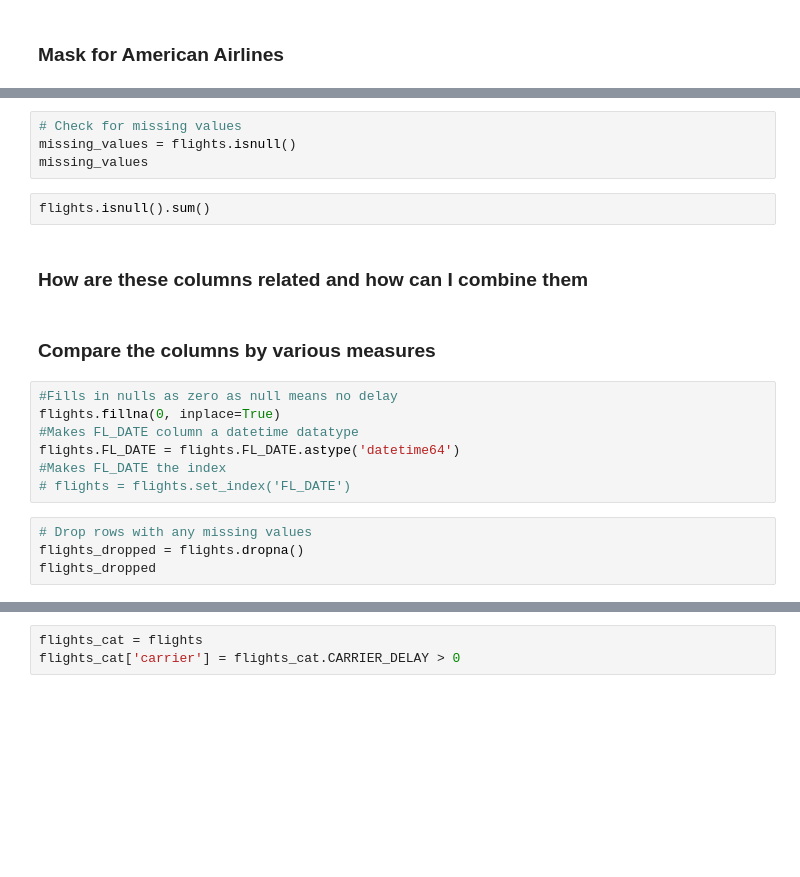
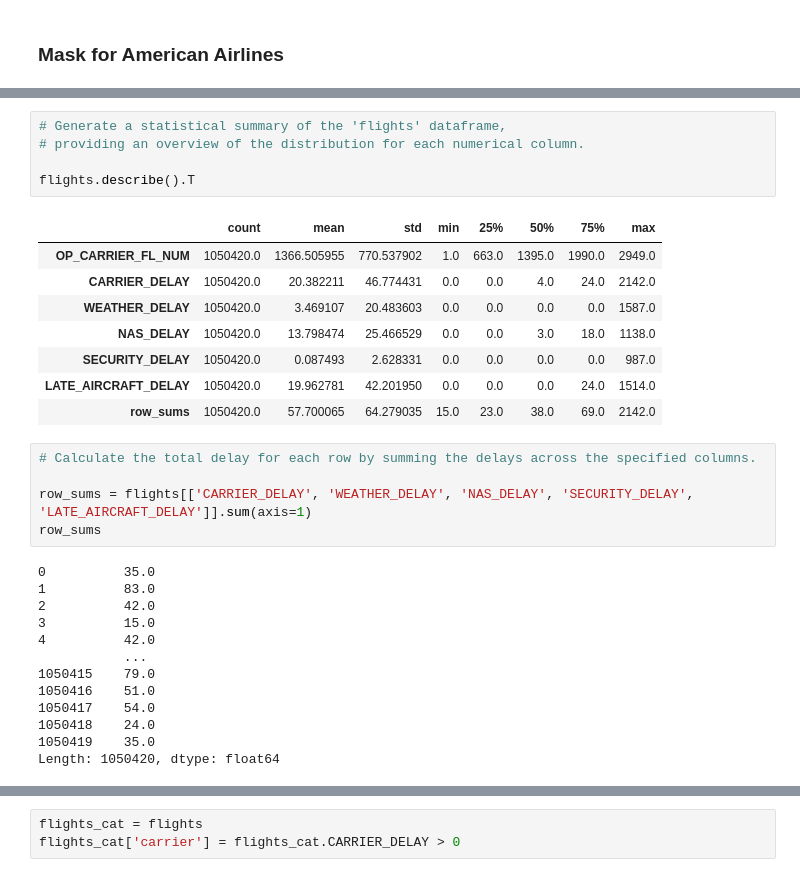
Before and after one commit to CLOUD-NINE-FLIGHT-SOLUTIONS/CLOUD-NINE-FLIGHT-SOLUTIONS, a Jupyter notebook: Miatta/explore_ms.ipynb, the cells around one changed output, grey strips where cells are left out. Saved outputs shown, nothing was run; the diff lists cells and outputs as text; blank space fills up the shorter version.

```diff
--- a/Miatta/explore_ms.ipynb
+++ b/Miatta/explore_ms.ipynb
@@ -54,21 +106,32 @@ flights.shape
-# %%
-# Check for missing values
-missing_values = flights.isnull()
-missing_values
-# %%
-flights.isnull().sum()
-# %% [markdown]
-### How are these columns related and how can I combine them
-# %% [markdown]
-### Compare the columns by various measures
-# %%
-#Fills in nulls as zero as null means no delay
-flights.fillna(0, inplace=True)
-#Makes FL_DATE column a datetime datatype
-flights.FL_DATE = flights.FL_DATE.astype('datetime64')
-#Makes FL_DATE the index
-# flights = flights.set_index('FL_DATE')
-# %%
-# Drop rows with any missing values
-flights_dropped = flights.dropna()
-flights_dropped
+# %%
+# Generate a statistical summary of the 'flights' dataframe,
+# providing an overview of the distribution for each numerical column.
+
+flights.describe().T
+# %% [output]
+|  | count | mean | std | min | 25% | 50% | 75% | max |
+| OP_CARRIER_FL_NUM | 1050420.0 | 1366.505955 | 770.537902 | 1.0 | 663.0 | 1395.0 | 1990.0 | 2949.0 |
+| CARRIER_DELAY | 1050420.0 | 20.382211 | 46.774431 | 0.0 | 0.0 | 4.0 | 24.0 | 2142.0 |
+| WEATHER_DELAY | 1050420.0 | 3.469107 | 20.483603 | 0.0 | 0.0 | 0.0 | 0.0 | 1587.0 |
+| NAS_DELAY | 1050420.0 | 13.798474 | 25.466529 | 0.0 | 0.0 | 3.0 | 18.0 | 1138.0 |
+| SECURITY_DELAY | 1050420.0 | 0.087493 | 2.628331 | 0.0 | 0.0 | 0.0 | 0.0 | 987.0 |
+| LATE_AIRCRAFT_DELAY | 1050420.0 | 19.962781 | 42.201950 | 0.0 | 0.0 | 0.0 | 24.0 | 1514.0 |
+| row_sums | 1050420.0 | 57.700065 | 64.279035 | 15.0 | 23.0 | 38.0 | 69.0 | 2142.0 |
+# %%
+# Calculate the total delay for each row by summing the delays across the specified columns.
+
+row_sums = flights[['CARRIER_DELAY', 'WEATHER_DELAY', 'NAS_DELAY', 'SECURITY_DELAY', 'LATE_AIRCRAFT_DELAY']].sum(axis=1)
+row_sums
+# %% [output]
+0          35.0
+1          83.0
+2          42.0
+3          15.0
+4          42.0
+           ...
+1050415    79.0
+1050416    51.0
+1050417    54.0
+1050418    24.0
+1050419    35.0
+Length: 1050420, dtype: float64
```
Also changed, not shown: parts of 21 cells of this notebook, 1 other file.
